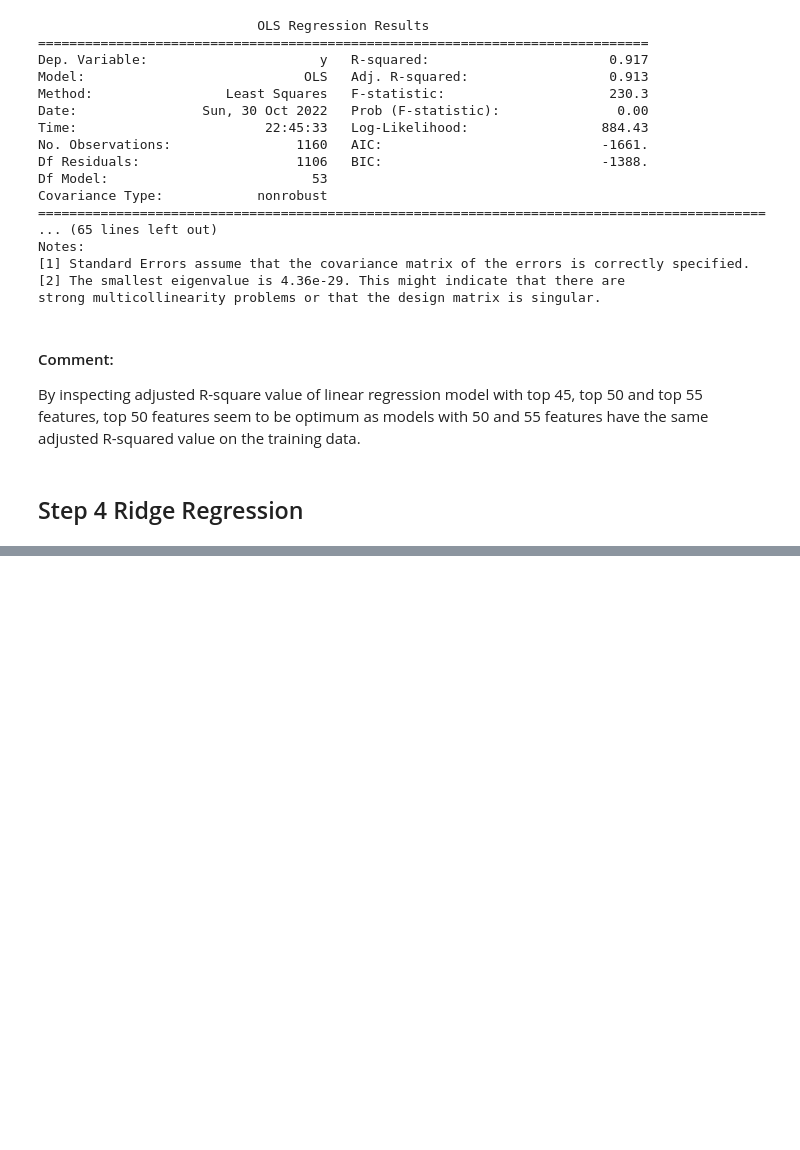
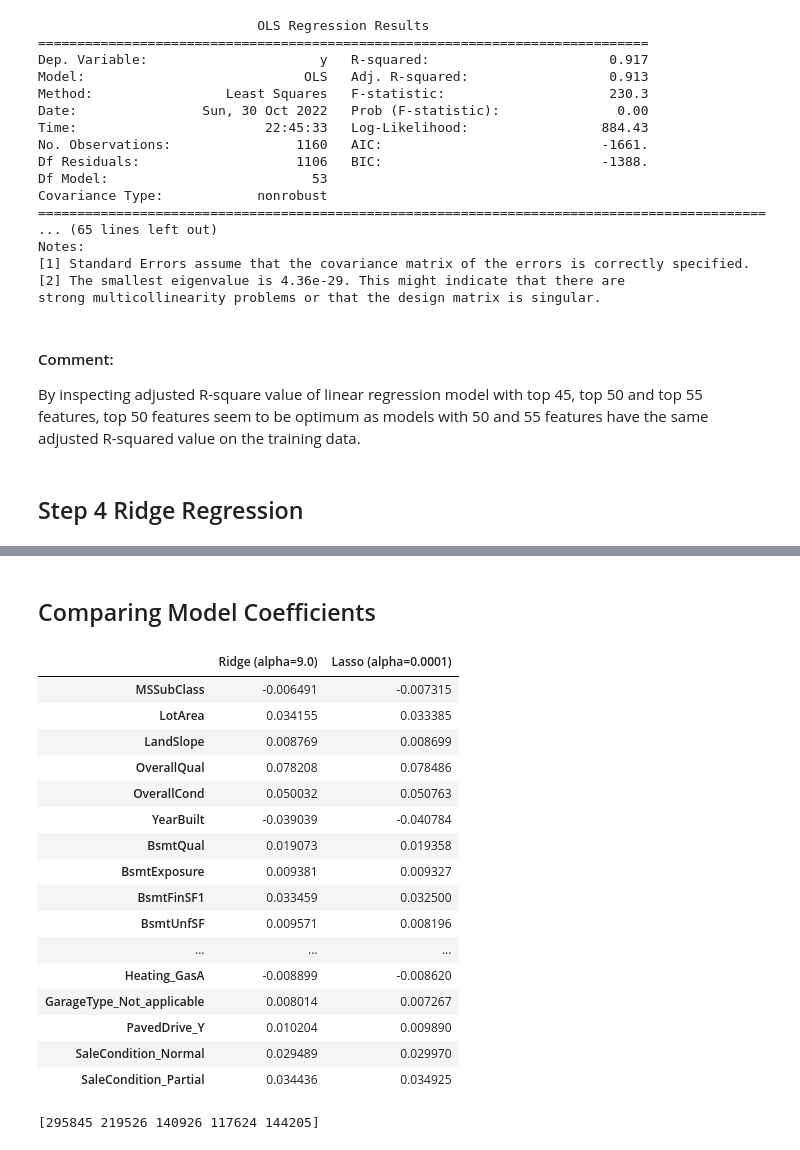
Before and after one commit to samrich76/Advanced-Regression-Assignment, a Jupyter notebook: Australian_market_Predict.ipynb, the cells around one changed output, grey strips where cells are left out. Saved outputs shown, nothing was run; the diff lists cells and outputs as text; code cells hidden in the pictures; blank space fills up the shorter version.

Commit message:
Third  commit Before Train / Set Split

```diff
--- a/Australian_market_Predict.ipynb
+++ b/Australian_market_Predict.ipynb
@@ -1007,3 +1014,8 @@ def build_model(X_train, y_train, X_test, params, model='ridge'):
   return final_model, y_test_pred
 # %% [markdown]
 ## Step 4 Ridge Regression
+# %%
+params = {'alpha': [0.0001, 0.001, 0.01, 0.1, 0.2, 0.3, 0.4, 0.5, 0.6, 0.7, 0.8, 0.9, 1.0, 2.0, 3.0, 4.0, 5.0, 6.0, 7.0, 8.0,
+                    9.0, 10.0, 20, 50, 100, 500, 1000 ]}
+
+ridge_final_model, y_test_predicted = build_model(X_train_rfe, y_train, X_test_rfe, params, model='ridge')
@@ -1009,0 +1037,4 @@ def build_model(X_train, y_train, X_test, params, model='ridge'):
+# %%
+params = {'alpha': [0.000001, 0.00001,0.0001, 0.001, 0.01, 0.1, 1, 10, 100, 500, 1000, 10000]}
+
+lasso_final_model, y_test_predicted = build_model(X_train_rfe, y_train, X_test_rfe, params, model='lasso')
@@ -1009,0 +1050,35 @@ def build_model(X_train, y_train, X_test, params, model='ridge'):
+# %% [markdown]
+## Comparing Model Coefficients
+# %%
+model_coefficients = pd.DataFrame(index=X_test_rfe.columns)
+model_coefficients.rows = X_test_rfe.columns
+
+model_coefficients['Ridge (alpha=9.0)'] = ridge_final_model.coef_
+model_coefficients['Lasso (alpha=0.0001)'] = lasso_final_model.coef_
+pd.set_option('display.max_rows', None)
+model_coefficients
+# %% [output]
+|  | Ridge (alpha=9.0) | Lasso (alpha=0.0001) |
+| MSSubClass | -0.006491 | -0.007315 |
+| LotArea | 0.034155 | 0.033385 |
+| LandSlope | 0.008769 | 0.008699 |
+| OverallQual | 0.078208 | 0.078486 |
+| OverallCond | 0.050032 | 0.050763 |
+| YearBuilt | -0.039039 | -0.040784 |
+| BsmtQual | 0.019073 | 0.019358 |
+| BsmtExposure | 0.009381 | 0.009327 |
+| BsmtFinSF1 | 0.033459 | 0.032500 |
+| BsmtUnfSF | 0.009571 | 0.008196 |
+| ... | ... | ... |
+| Heating_GasA | -0.008899 | -0.008620 |
+| GarageType_Not_applicable | 0.008014 | 0.007267 |
+| PavedDrive_Y | 0.010204 | 0.009890 |
+| SaleCondition_Normal | 0.029489 | 0.029970 |
+| SaleCondition_Partial | 0.034436 | 0.034925 |
+# %%
+# Converting the predictions to its original scale (anti log)
+
+test_prediction = np.round(np.exp(y_test_predicted)).astype(int)
+print(test_prediction[:5])
+# %% [output]
+[295845 219526 140926 117624 144205]
```
Also changed, not shown: parts of 15 cells of this notebook.
